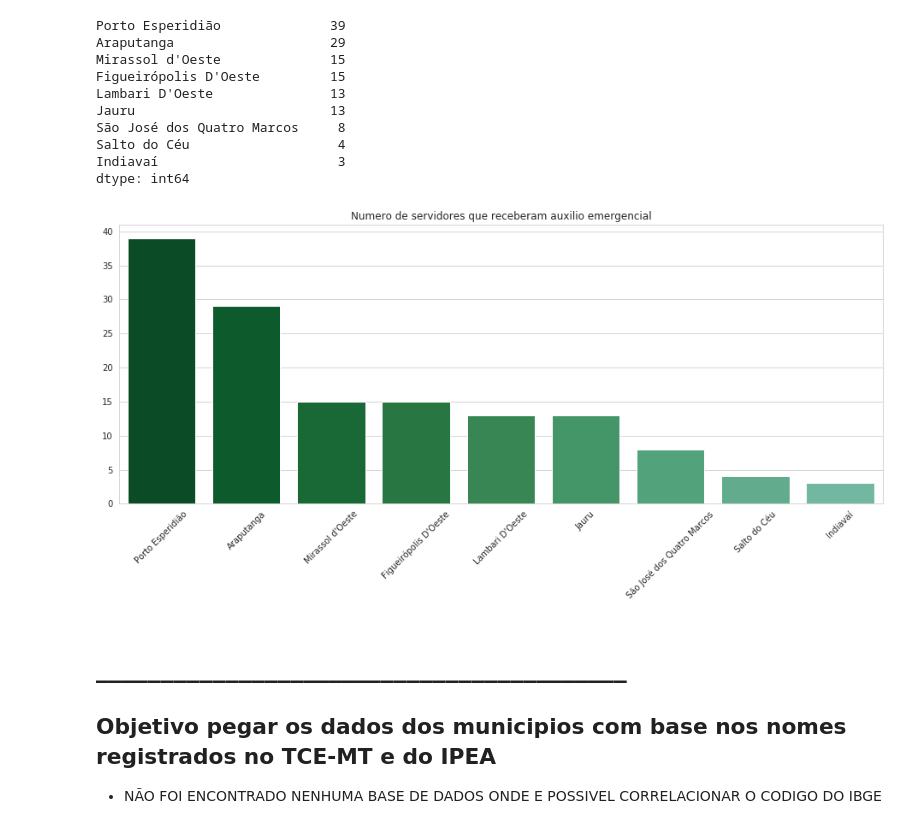
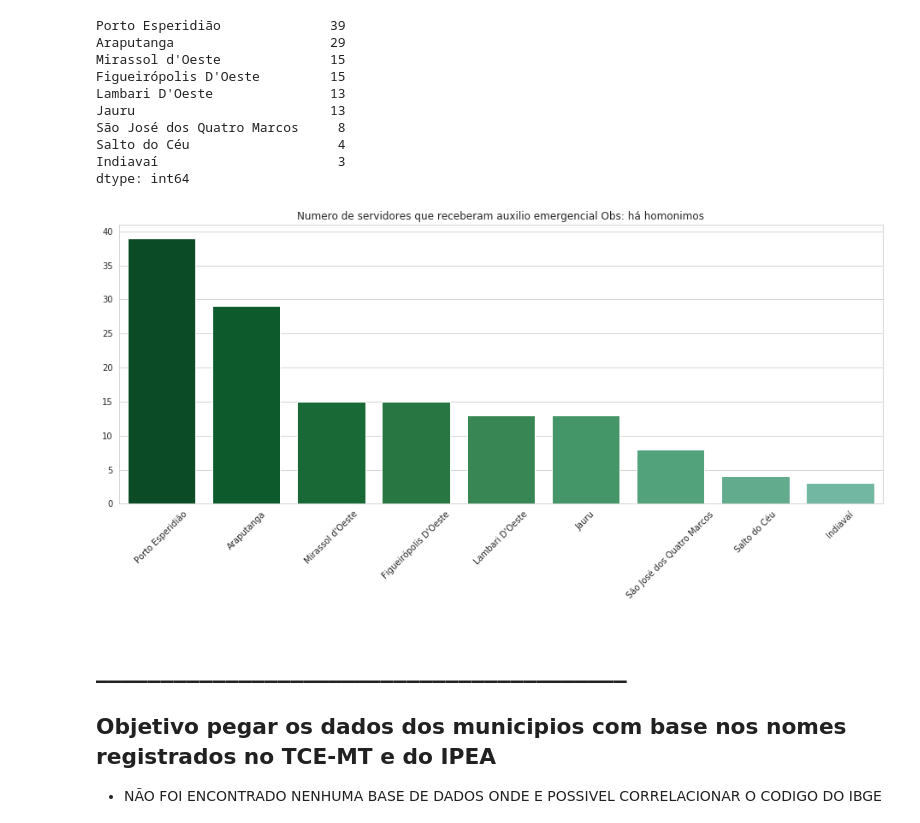
Before and after one commit to ledigofig/Auxilio-Emergencial, a Jupyter notebook: analise_municipios.ipynb, the cells around one changed output. Saved outputs shown, nothing was run; the diff lists cells and outputs as text; code cells hidden in the pictures.

Commit message:
Atualização analise Municipios 28/07 busca erro na busca por pessoas e envio svg

```diff
--- a/analise_municipios.ipynb
+++ b/analise_municipios.ipynb
@@ -254,18 +254,19 @@ Indiavaí                       3
 dtype: int64
 # %%
 sns.set_style('whitegrid')# Adciona o grid ao fundo
-plt.figure(figsize=(16, 6))#Coloca o tamanho da figura
+plt.figure(figsize=(16, 6))#Coloca o tamanho da figura ;
 plt.xticks(rotation=45)#rotacionado ticks a 45 grau desafio 01 aula 02
 
 sns.barplot(x=dados_municipio.index,
             y=dados_municipio.values,
            palette=sns.color_palette('BuGn_r', n_colors=len(dados_municipio)+8))#cor da palete
 
-plt.title("Numero de servidores que receberam auxilio emergencial")
+plt.title("Numero de servidores que receberam auxilio emergencial Obs: há homonimos")
 plt.axis()
+plt.savefig("analise com homonimos.png")
 plt.show()
 # %% [output]
-[figure, old version]
+[figure, new version]
 # %% [markdown]
 # _________________________________________
 ## Objetivo pegar os dados dos municipios com base nos nomes registrados no TCE-MT e do IPEA
```
Also changed, not shown: parts of 23 cells of this notebook, 1 other file.
